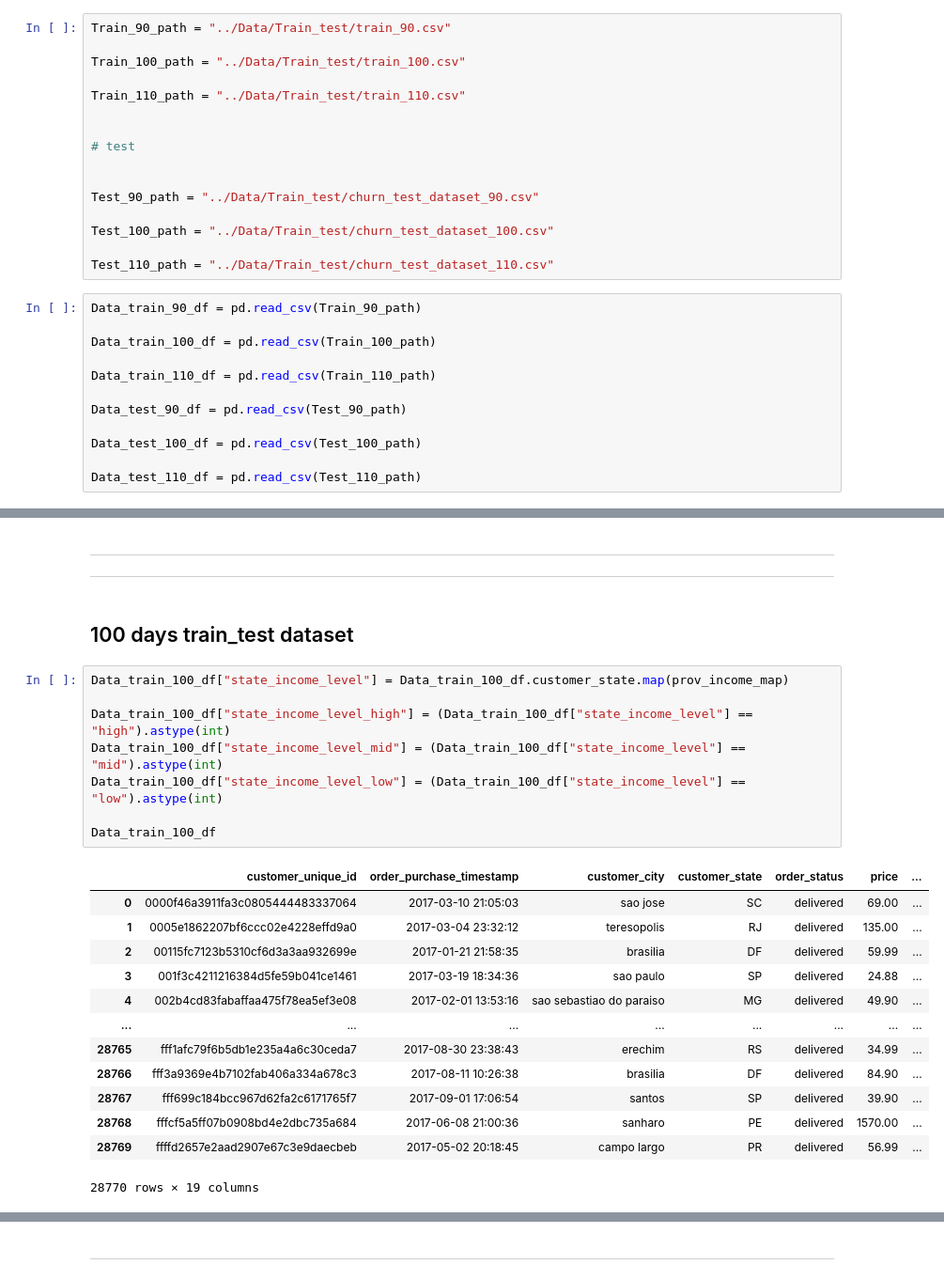
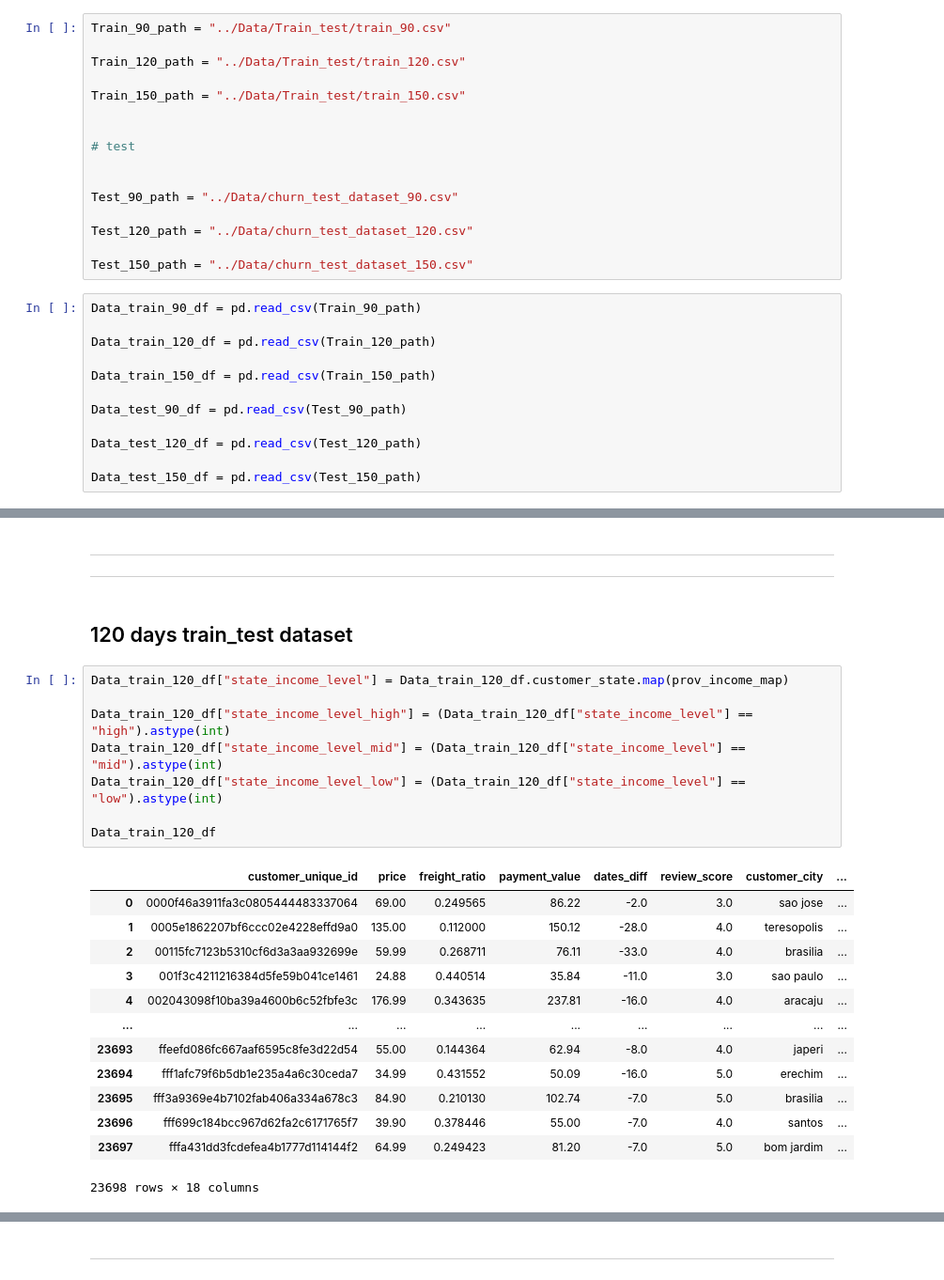
Before and after one commit to SilvanaKoga/tfm-uned-churn, a Jupyter notebook: Notebooks/DT_RF_XGBoost.ipynb, the cells around one changed output, grey strips where cells are left out. Shown at 94% size. Drawn from its saved outputs; the diff is of its cells as text.

Commit message:
train test change done

```diff
--- a/Notebooks/DT_RF_XGBoost.ipynb
+++ b/Notebooks/DT_RF_XGBoost.ipynb
@@ -9,31 +9,31 @@ import seaborn as sb
 # %%
 Train_90_path = "../Data/Train_test/train_90.csv"
 
-Train_100_path = "../Data/Train_test/train_100.csv"
+Train_120_path = "../Data/Train_test/train_120.csv"
 
-Train_110_path = "../Data/Train_test/train_110.csv"
+Train_150_path = "../Data/Train_test/train_150.csv"
 
 
 # test
 
 
-Test_90_path = "../Data/Train_test/churn_test_dataset_90.csv"
+Test_90_path = "../Data/churn_test_dataset_90.csv"
 
-Test_100_path = "../Data/Train_test/churn_test_dataset_100.csv"
+Test_120_path = "../Data/churn_test_dataset_120.csv"
 
-Test_110_path = "../Data/Train_test/churn_test_dataset_110.csv"
+Test_150_path = "../Data/churn_test_dataset_150.csv"
 # %%
 Data_train_90_df = pd.read_csv(Train_90_path)
 
-Data_train_100_df = pd.read_csv(Train_100_path)
+Data_train_120_df = pd.read_csv(Train_120_path)
 
-Data_train_110_df = pd.read_csv(Train_110_path)
+Data_train_150_df = pd.read_csv(Train_150_path)
 
 Data_test_90_df = pd.read_csv(Test_90_path)
 
-Data_test_100_df = pd.read_csv(Test_100_path)
+Data_test_120_df = pd.read_csv(Test_120_path)
 
-Data_test_110_df = pd.read_csv(Test_110_path)
+Data_test_150_df = pd.read_csv(Test_150_path)
 # %% [markdown]
 -------
 -------
@@ -913,26 +807,26 @@ array([[16030,   952],
 --------
 --------
 # %% [markdown]
-## 100 days train_test dataset
+## 120 days train_test dataset
 # %%
-Data_train_100_df["state_income_level"] = Data_train_100_df.customer_state.map(prov_income_map)
+Data_train_120_df["state_income_level"] = Data_train_120_df.customer_state.map(prov_income_map)
 
-Data_train_100_df["state_income_level_high"] = (Data_train_100_df["state_income_level"] == "high").astype(int)
-Data_train_100_df["state_income_level_mid"] = (Data_train_100_df["state_income_level"] == "mid").astype(int)
-Data_train_100_df["state_income_level_low"] = (Data_train_100_df["state_income_level"] == "low").astype(int)
+Data_train_120_df["state_income_level_high"] = (Data_train_120_df["state_income_level"] == "high").astype(int)
+Data_train_120_df["state_income_level_mid"] = (Data_train_120_df["state_income_level"] == "mid").astype(int)
+Data_train_120_df["state_income_level_low"] = (Data_train_120_df["state_income_level"] == "low").astype(int)
 
-Data_train_100_df
+Data_train_120_df
 # %% [output]
-|  | customer_unique_id | order_purchase_timestamp | customer_city | customer_state | order_status | price | ... |
-| 0 | 0000f46a3911fa3c0805444483337064 | 2017-03-10 21:05:03 | sao jose | SC | delivered | 69.00 | ... |
-| 1 | 0005e1862207bf6ccc02e4228effd9a0 | 2017-03-04 23:32:12 | teresopolis | RJ | delivered | 135.00 | ... |
-| 2 | 00115fc7123b5310cf6d3a3aa932699e | 2017-01-21 21:58:35 | brasilia | DF | delivered | 59.99 | ... |
-| 3 | 001f3c4211216384d5fe59b041ce1461 | 2017-03-19 18:34:36 | sao paulo | SP | delivered | 24.88 | ... |
-| 4 | 002b4cd83fabaffaa475f78ea5ef3e08 | 2017-02-01 13:53:16 | sao sebastiao do paraiso | MG | delivered | 49.90 | ... |
-| ... | ... | ... | ... | ... | ... | ... | ... |
-| 28765 | fff1afc79f6b5db1e235a4a6c30ceda7 | 2017-08-30 23:38:43 | erechim | RS | delivered | 34.99 | ... |
-| 28766 | fff3a9369e4b7102fab406a334a678c3 | 2017-08-11 10:26:38 | brasilia | DF | delivered | 84.90 | ... |
-| 28767 | fff699c184bcc967d62fa2c6171765f7 | 2017-09-01 17:06:54 | santos | SP | delivered | 39.90 | ... |
-| 28768 | fffcf5a5ff07b0908bd4e2dbc735a684 | 2017-06-08 21:00:36 | sanharo | PE | delivered | 1570.00 | ... |
-| 28769 | ffffd2657e2aad2907e67c3e9daecbeb | 2017-05-02 20:18:45 | campo largo | PR | delivered | 56.99 | ... |
+|  | customer_unique_id | price | freight_ratio | payment_value | dates_diff | review_score | customer_city | ... |
+| 0 | 0000f46a3911fa3c0805444483337064 | 69.00 | 0.249565 | 86.22 | -2.0 | 3.0 | sao jose | ... |
+| 1 | 0005e1862207bf6ccc02e4228effd9a0 | 135.00 | 0.112000 | 150.12 | -28.0 | 4.0 | teresopolis | ... |
+| 2 | 00115fc7123b5310cf6d3a3aa932699e | 59.99 | 0.268711 | 76.11 | -33.0 | 4.0 | brasilia | ... |
+| 3 | 001f3c4211216384d5fe59b041ce1461 | 24.88 | 0.440514 | 35.84 | -11.0 | 3.0 | sao paulo | ... |
+| 4 | 002043098f10ba39a4600b6c52fbfe3c | 176.99 | 0.343635 | 237.81 | -16.0 | 4.0 | aracaju | ... |
+| ... | ... | ... | ... | ... | ... | ... | ... | ... |
+| 23693 | ffeefd086fc667aaf6595c8fe3d22d54 | 55.00 | 0.144364 | 62.94 | -8.0 | 4.0 | japeri | ... |
+| 23694 | fff1afc79f6b5db1e235a4a6c30ceda7 | 34.99 | 0.431552 | 50.09 | -16.0 | 5.0 | erechim | ... |
+| 23695 | fff3a9369e4b7102fab406a334a678c3 | 84.90 | 0.210130 | 102.74 | -7.0 | 5.0 | brasilia | ... |
+| 23696 | fff699c184bcc967d62fa2c6171765f7 | 39.90 | 0.378446 | 55.00 | -7.0 | 4.0 | santos | ... |
+| 23697 | fffa431dd3fcdefea4b1777d114144f2 | 64.99 | 0.249423 | 81.20 | -7.0 | 5.0 | bom jardim | ... |
-28770 rows × 19 columns
+23698 rows × 18 columns
```
Also changed, not shown: parts of 119 cells of this notebook, 2 other files.
